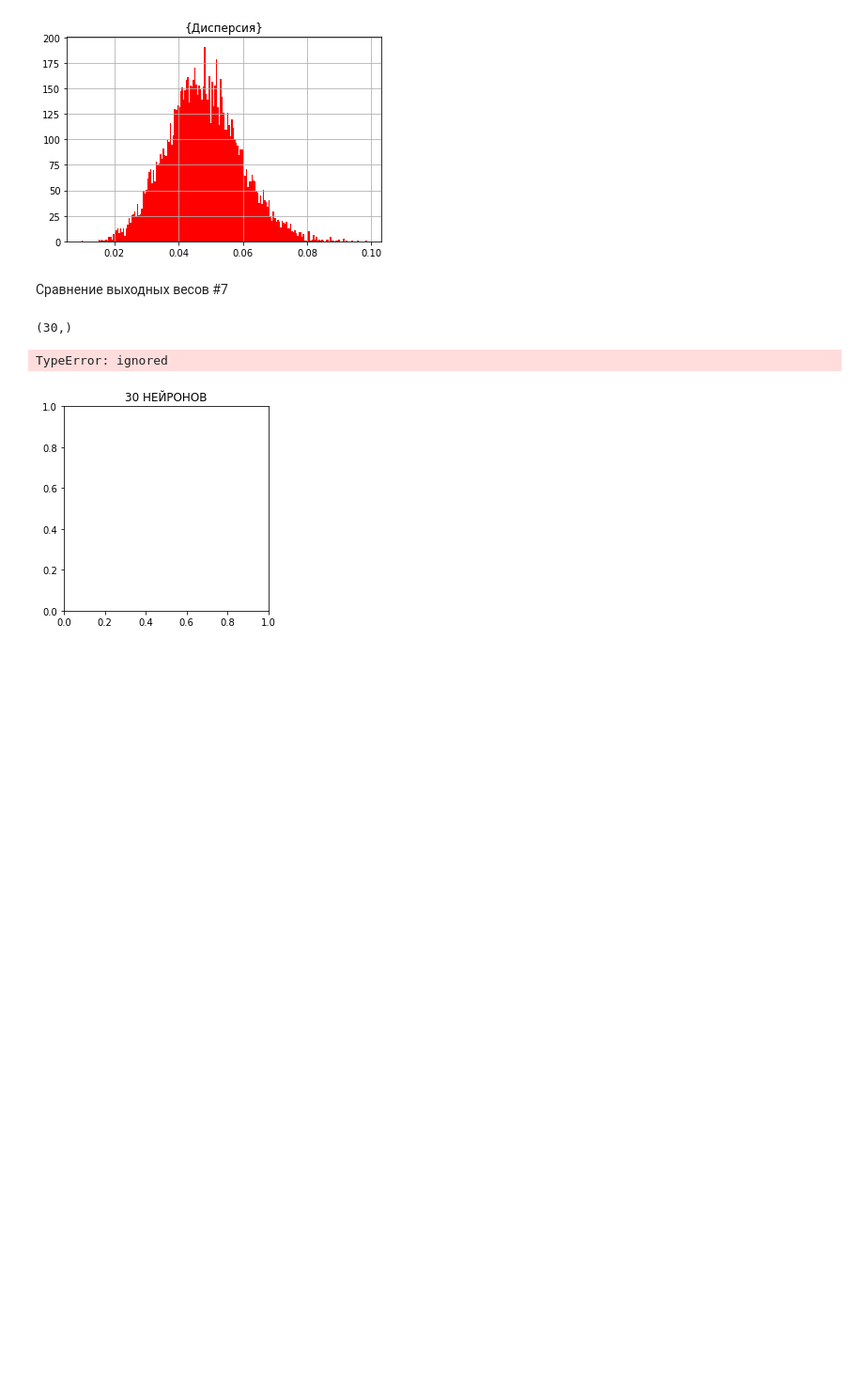
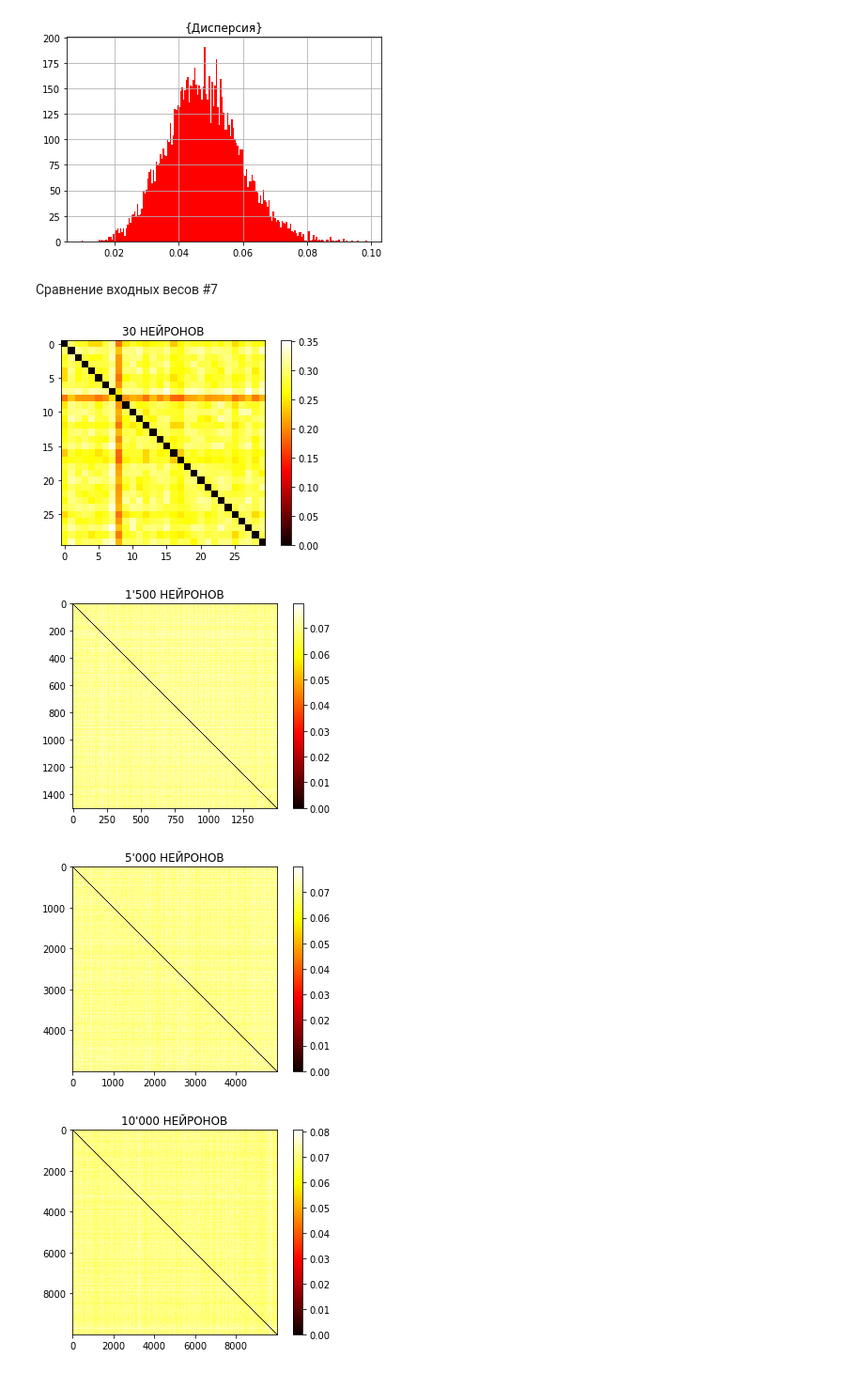
Before and after one commit to helenross636/magic_season, a Jupyter notebook: Load_nets+work_#7.ipynb, the cells around one changed output. Shown at 94% size. Drawn from its saved outputs; the diff is of its cells as text; code cells hidden in the pictures; blank space fills up the shorter version.

```diff
--- a/Load_nets+work_#7.ipynb
+++ b/Load_nets+work_#7.ipynb
@@ -346,33 +346,34 @@ for i in range(4):
 [figure]
 [figure]
 # %% [markdown]
- Сравнение выходных весов #7
+ Сравнение входных весов #7
 # %%
 for i in range(4):
   if i==0:
-    weight_origin2=model.layers[1].get_weights()[0] #ВЫХОД скрытого
-    #plt.figure()
+    weight_origin2=model.layers[0].get_weights()[0].transpose() #ВЫХОД скрытого
+    plt.figure()
     plt.title("30 НЕЙРОНОВ")
   if i==1:
-    weight_origin2=model2.layers[1].get_weights()[0] #ВЫХОД скрытого
-    #plt.figure()
+    weight_origin2=model2.layers[0].get_weights()[0].transpose() #ВЫХОД скрытого
+    plt.figure()
     plt.title("1'500 НЕЙРОНОВ")
   if i==2:
-    weight_origin2=model3.layers[1].get_weights()[0] #ВЫХОД скрытого
-    #plt.figure()
+    weight_origin2=model3.layers[0].get_weights()[0].transpose() #ВЫХОД скрытого
+    plt.figure()
     plt.title("5'000 НЕЙРОНОВ")
   if i==3:
-    weight_origin2=model4.layers[1].get_weights()[0] #ВЫХОД скрытого
-    #plt.figure()
+    weight_origin2=model4.layers[0].get_weights()[0].transpose() #ВЫХОД скрытого
+    plt.figure()
     plt.title("10'000 НЕЙРОНОВ")
 
-  #numpy.transpose - столбцы и строки местами weight_origin2.transpose
   (y,z) = weight_origin2.shape
-  Mse =np.sqrt(np.std(weight_origin2, axis=1)).flatten()
-  print(Mse.shape)
-  plt.imshow(Mse, cmap='hot', interpolation='nearest')
+  m = np.zeros((y,y))
+  m = [[np.std(weight_origin2[j] - weight_origin2[k]) for j in range(y)] for k in range(y)]
+
+  plt.imshow(m, cmap='hot', interpolation='nearest')
   plt.colorbar()
 # %% [output]
-(30,)
-TypeError: ignored
-[figure, old version]
+[figure, new version]
+[figure, added]
+[figure, added]
+[figure, added]
```
Also changed, not shown: parts of 1 cell of this notebook.
